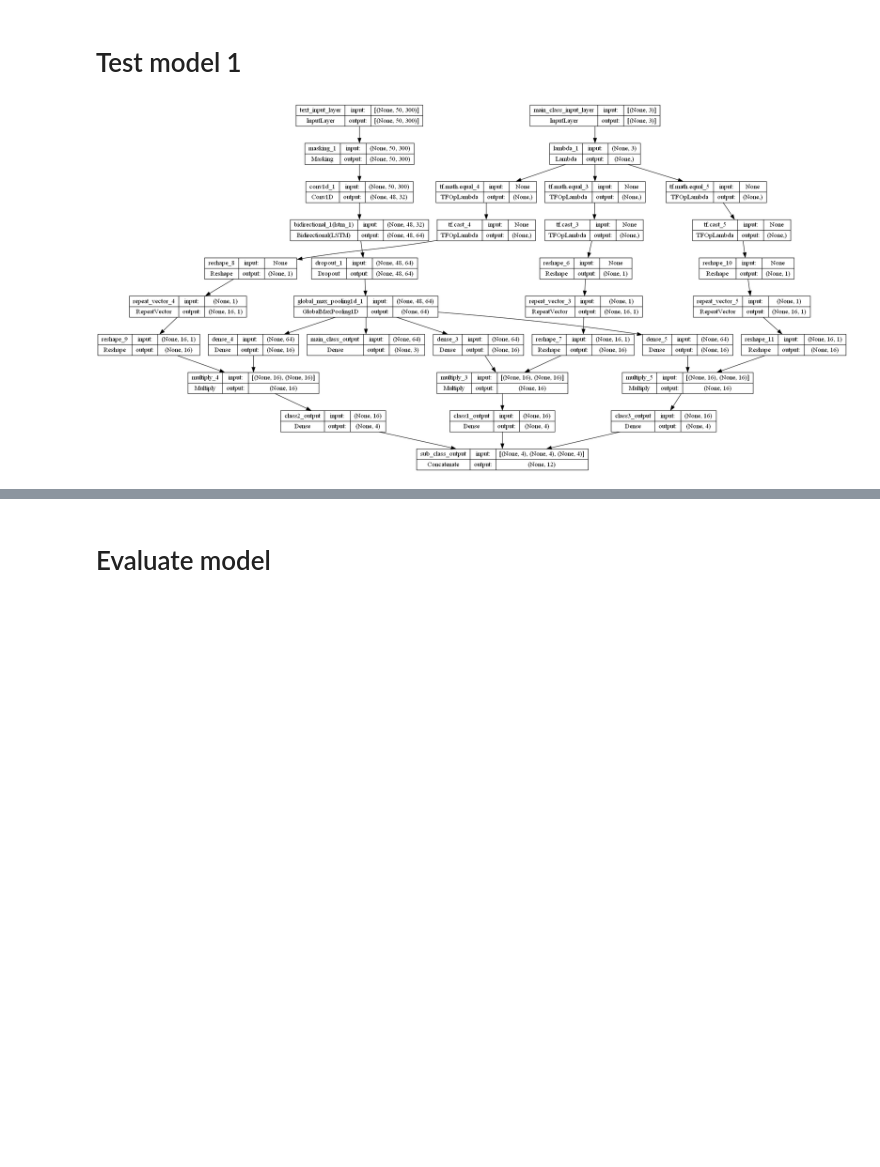
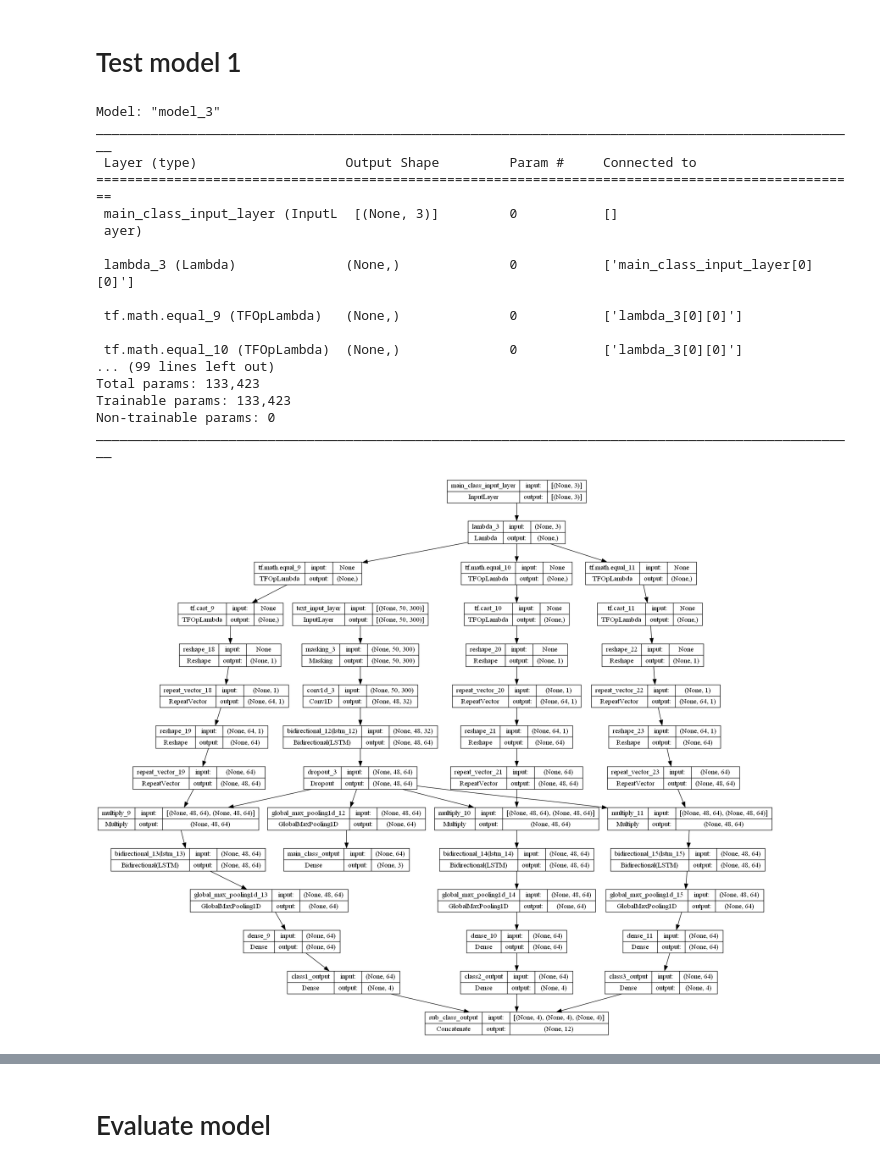
Before and after one commit to AthimetA/Chefbot, a Jupyter notebook: Temp/temp2.ipynb, the cells around one changed output, grey strips where cells are left out. Saved outputs shown, nothing was run; the diff lists cells and outputs as text; code cells hidden in the pictures; blank space fills up the shorter version.

```diff
--- a/Temp/temp2.ipynb
+++ b/Temp/temp2.ipynb
@@ -512,57 +512,80 @@ masking_layer = Masking(mask_value=0.0)(text_input_layer)
 conv1d_layer_1 = Conv1D(filters=32, kernel_size=3, activation='relu')(masking_layer)
 bi_lstm_layer_1 = Bidirectional(LSTM(32, return_sequences=True))(conv1d_layer_1)
 dropout_layer_1 = Dropout(0.2)(bi_lstm_layer_1)
-global_max_pooling_layer_1 = GlobalMaxPooling1D()(dropout_layer_1)
 
 # Main class output
+global_max_pooling_layer_1 = GlobalMaxPooling1D()(dropout_layer_1)
 main_class_output_layer = Dense(len(main_class_label), activation='softmax', name='main_class_output')(global_max_pooling_layer_1)
 
 # Argmax of main class input
 main_class_input_argmax = Lambda(lambda x: K.argmax(x))(main_class_input_layer)
 
 # Sub class output
 sub_class_output_layers = {}
 for main_class in main_class_label:
     # Create binary mask that is 1 only when the main class is correct
-    # Current shpae of main class input argmax is (None, )
+    # binary_mask = K.cast(K.equal(K.argmax(main_class_output_layer), main_class_label.index(main_class)), dtype='float32')
     binary_mask = K.cast(K.equal(main_class_input_argmax, main_class_label.index(main_class)), dtype='float32')
-    # Reshape the binary mask to (None, 1)
+    # binary_mask = main_class_input_layer[:, main_class_label.index(main_class)]
     reshape_binary_mask = Reshape((-1,))(binary_mask)
-    # Repeat the binary mask to (None, 16, 1)
-    repeat_binary_mask = RepeatVector(16)(reshape_binary_mask)
-    # Reshape the binary mask to (None, 16)
-    reshape_repeat_binary_mask = Reshape((16,))(repeat_binary_mask)
+
+    repeat_binary_mask_1 = RepeatVector(64)(reshape_binary_mask)
+
+    reshape_repeat_binary_mask = Reshape((64,))(repeat_binary_mask_1)
+
+    repeat_binary_mask_2 = RepeatVector(48)(reshape_repeat_binary_mask)
+
+    # Apply the binary mask to the dense layer output
+    masked_dense_layer = Multiply()([dropout_layer_1, repeat_binary_mask_2])
+
+    sub_class_bi_lstm_layer_1 = Bidirectional(LSTM(32, return_sequences=True))(masked_dense_layer)
+
+    sub_class_global_max_pooling_layer_1 = GlobalMaxPooling1D()(sub_class_bi_lstm_layer_1)
 
     # Define dense layer for each sub class outputs
-    dense_layer = Dense(16, activation='relu')(global_max_pooling_layer_1)
+    sub_class_dense_layer = Dense(64, activation='relu')(sub_class_global_max_pooling_layer_1)
 
-    # Apply the binary mask to the dense layer output
-    masked_dense_layer = Multiply()([dense_layer, reshape_repeat_binary_mask])
-
-    # Define the sub class output layer
-    sub_class_output_layer = Dense(len(sub_class_label[main_class]), activation='softmax', name=f'{main_class}_output')(masked_dense_layer)
+    # Define dense layer for each sub class outputs
+    sub_class_output_layer = Dense(len(sub_class_label[main_class]), activation='softmax', name=main_class+'_output')(sub_class_dense_layer)
 
     # Add the masked dense layer to the sub class output dictionary
     sub_class_output_layers[main_class] = sub_class_output_layer
 
 # Concatenate all sub class output layers
 concat_sub_class_output_layers = Concatenate(name = 'sub_class_output')(list(sub_class_output_layers.values()))
 
 # Define the model
 model = Model(inputs=[text_input_layer, main_class_input_layer], outputs=[main_class_output_layer, concat_sub_class_output_layers])
 
 loss = {'main_class_output': 'categorical_crossentropy',
          'sub_class_output': 'categorical_crossentropy'}
 loss_weights = {'main_class_output': 1.0,
                 'sub_class_output': 1.0}
 metrics = {'main_class_output': 'accuracy',
             'sub_class_output': 'accuracy'}
 optimizer = Adam(learning_rate=0.001)
 model.compile(optimizer=optimizer, loss=loss, loss_weights=loss_weights, metrics=metrics)
+model.summary()
+plot_model(model, to_file=pic_path+'modeltest.png', show_shapes=True, show_layer_names=True, expand_nested=True)
+# %% [output]
+Model: "model_3"
+__________________________________________________________________________________________________
+ Layer (type)                   Output Shape         Param #     Connected to
+==================================================================================================
+ main_class_input_layer (InputL  [(None, 3)]         0           []
+ ayer)
+
+ lambda_3 (Lambda)              (None,)              0           ['main_class_input_layer[0][0]']
+
+ tf.math.equal_9 (TFOpLambda)   (None,)              0           ['lambda_3[0][0]']
+
+ tf.math.equal_10 (TFOpLambda)  (None,)              0           ['lambda_3[0][0]']
+... (99 lines left out)
+Total params: 133,423
+Trainable params: 133,423
+Non-trainable params: 0
+__________________________________________________________________________________________________
+[figure, added]
-# %%
-plot_model(model, to_file=pic_path+'modeltest.png', show_shapes=True, show_layer_names=True, expand_nested=True)
-# %% [output]
-[figure, removed]
 # %%
 model.fit(
     x = {'text_input_layer': X_train, 'main_class_input_layer': y_train_main_class},
```
Also changed, not shown: parts of 5 cells of this notebook, 5 other files.
